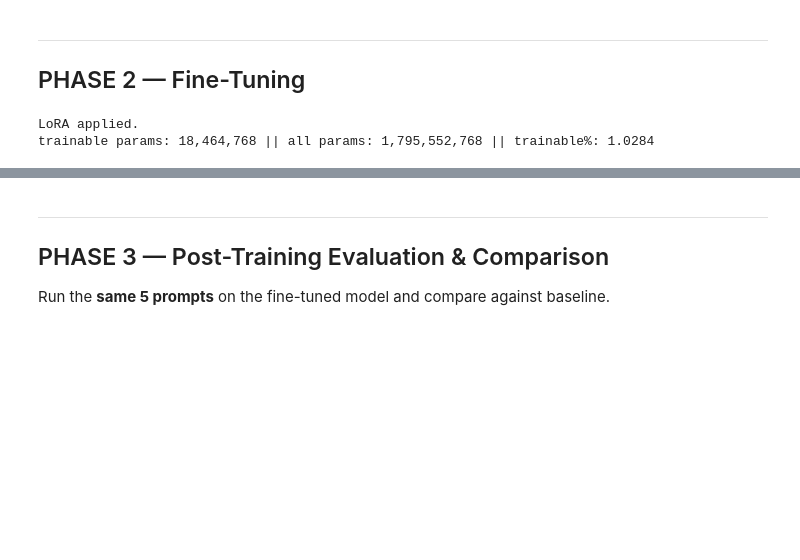
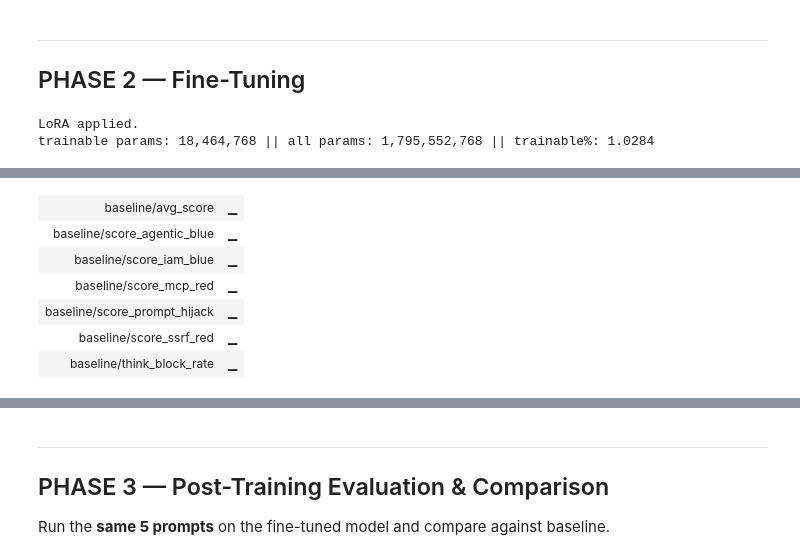
Before and after one commit to israeltn/Red-Blue-Team-AI-Security-Fine-Tuned-SLM, a Jupyter notebook: notebooks/security_slm_unsloth.ipynb, the cells around one changed output, grey strips where cells are left out. Cells and saved outputs as stored; diff of their text form; code cells hidden in the pictures; blank space fills up the shorter version.

```diff
--- a/notebooks/security_slm_unsloth.ipynb
+++ b/notebooks/security_slm_unsloth.ipynb
@@ -394,0 +344,83 @@ Done. Final loss: 2.2535
+# %%
+import wandb
+import pandas as pd
+import matplotlib.pyplot as plt
+from google.colab import userdata
+from trl import SFTTrainer
+from transformers import TrainingArguments
+
+# Initialize wandb and keep a reference to the run
+run = wandb.init(
+    project='security-slm',
+    name='deepseek-r1-1.5b-finetune',
+    resume='allow'
+)
+wandb_current_run_id = run.id
+print(f"Active WandB Run ID: {wandb_current_run_id}")
+
+trainer = SFTTrainer(
+    model=model,
+    tokenizer=tokenizer,
+    train_dataset=dataset,
+    dataset_text_field='text',
+    max_seq_length=2048,
+    args=TrainingArguments(
+        per_device_train_batch_size=2,
+        gradient_accumulation_steps=4,
+        warmup_steps=10,
+        num_train_epochs=3, # Adjusted to 2 for a balance of learning and stability
+        learning_rate=2e-4,
+        # weight_decay=0.01,
+        fp16=not torch.cuda.is_bf16_supported(),
+        bf16=torch.cuda.is_bf16_supported(),
+        logging_steps=1,
+        save_steps=25,
+        save_total_limit=2,
+        output_dir='outputs',
+        optim='adamw_8bit',
+        seed=42,
+        report_to='wandb',
+        run_name='deepseek-r1-1.5b-finetune',
+    ),
+)
+
+print('Training with 2 epochs for optimized learning...')
+trainer_stats = trainer.train()
+
+# Finalize wandb
+wandb.finish()
+print(f'Done. Final loss: {trainer_stats.training_loss:.4f}')
+
+# --- Plotting Loss Curve ---
+print('\nPlotting training loss curve from WandB...')
+
+if not wandb.api.api_key:
+    wandb.login(key=userdata.get('WANDB_API_KEY'))
+
+project_name = 'security-slm'
+entity_name = 'nguumatn-entrick-information-systems'
+
+try:
+    api = wandb.Api()
+    path_by_id = f"{entity_name}/{project_name}/{wandb_current_run_id}"
+    print(f"Fetching run data for ID: {wandb_current_run_id}")
+    run_data = api.run(path_by_id)
+
+    history = run_data.history(keys=['train/loss', '_step'])
+
+    if not history.empty:
+        plt.figure(figsize=(10, 6))
+        plt.plot(history['_step'], history['train/loss'], label='Training Loss')
+        plt.xlabel('Training Steps')
+        plt.ylabel('Loss')
+        plt.title('Fine-Tuned Model Training Loss (2 Epochs)')
+        plt.grid(True)
+        plt.legend()
+        plt.show()
+        print("Successfully plotted the training loss curve.")
+    else:
+        print("No 'train/loss' data found. The run may still be syncing to the cloud.")
+
+except Exception as e:
+    print(f"Error fetching WandB data: {e}")
+# %% [output]
@@ -394,0 +430,7 @@ Done. Final loss: 2.2535
+| baseline/avg_score | ▁ |
+| baseline/score_agentic_blue | ▁ |
+| baseline/score_iam_blue | ▁ |
+| baseline/score_mcp_red | ▁ |
+| baseline/score_prompt_hijack | ▁ |
+| baseline/score_ssrf_red | ▁ |
+| baseline/think_block_rate | ▁ |
```
Also changed, not shown: parts of 18 cells of this notebook, 1 other file.
